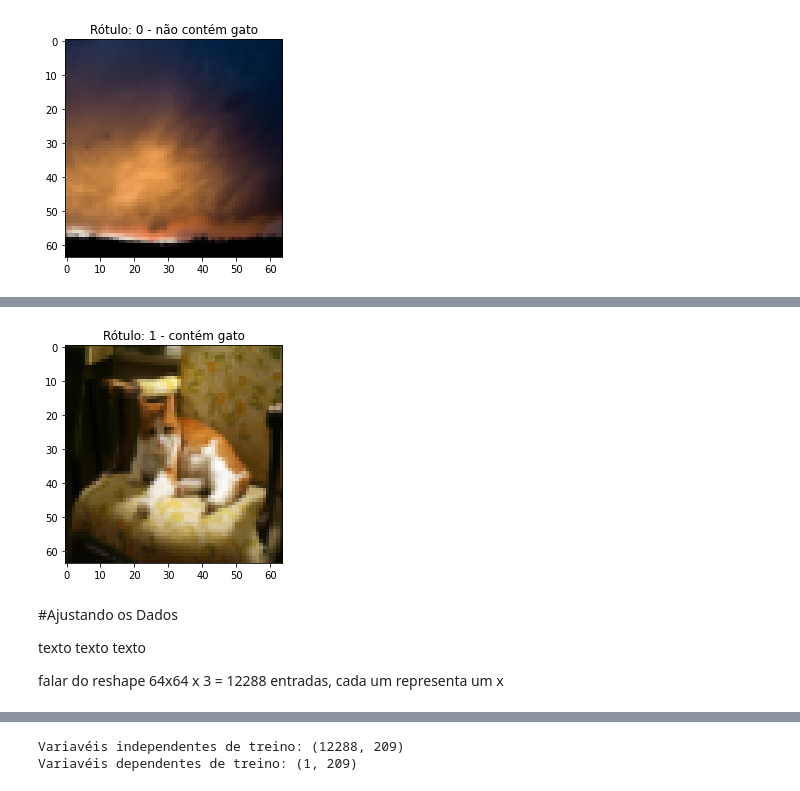
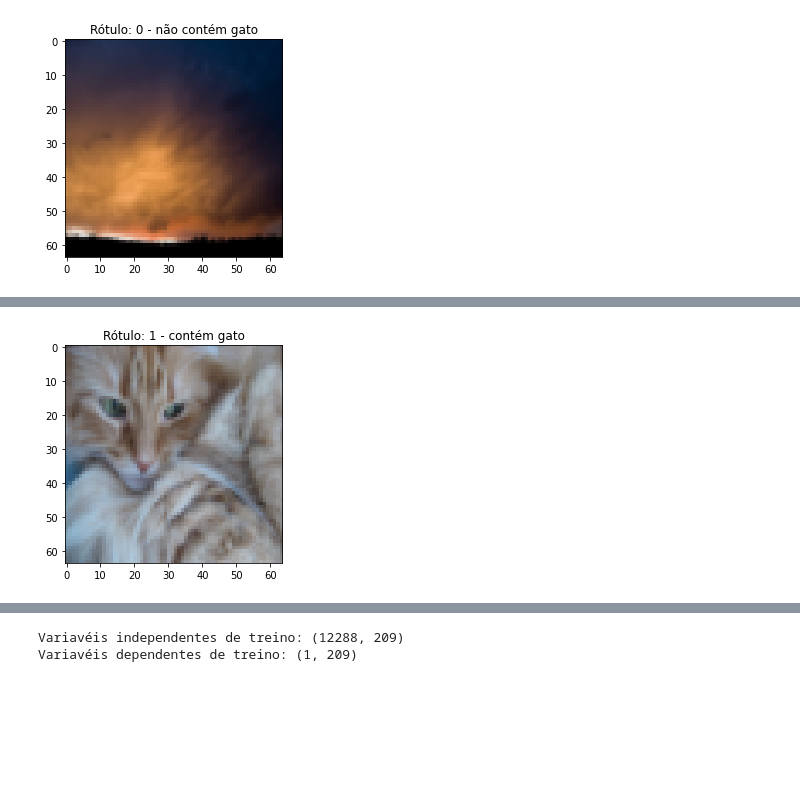
Before and after one commit to FerrazThales/Redes-Neurais, a Jupyter notebook: Cat_and_NonCat_with_Logistics_Regression.ipynb, the cells around one changed output, grey strips where cells are left out. Cells and saved outputs as stored; diff of their text form; code cells hidden in the pictures; blank space fills up the shorter version.

```diff
--- a/Cat_and_NonCat_with_Logistics_Regression.ipynb
+++ b/Cat_and_NonCat_with_Logistics_Regression.ipynb
@@ -162,13 +179,6 @@ imagem de um gato (1), comentar da régua
 # %%
 #exibindo a imagem de um gato da base de treino
-plt.imshow(x_train[7])
-plt.title('Rótulo: {} - contém gato'.format(y_train[7]));
+plt.imshow(x_train[2])
+plt.title('Rótulo: {} - contém gato'.format(y_train[2]));
 # %% [output]
-[figure, old version]
+[figure, new version]
-# %% [markdown]
-#Ajustando os Dados
-
-texto texto texto
-
-falar do reshape
- 64x64 x 3 = 12288 entradas, cada um representa um x
```
Also changed, not shown: parts of 31 cells of this notebook.
